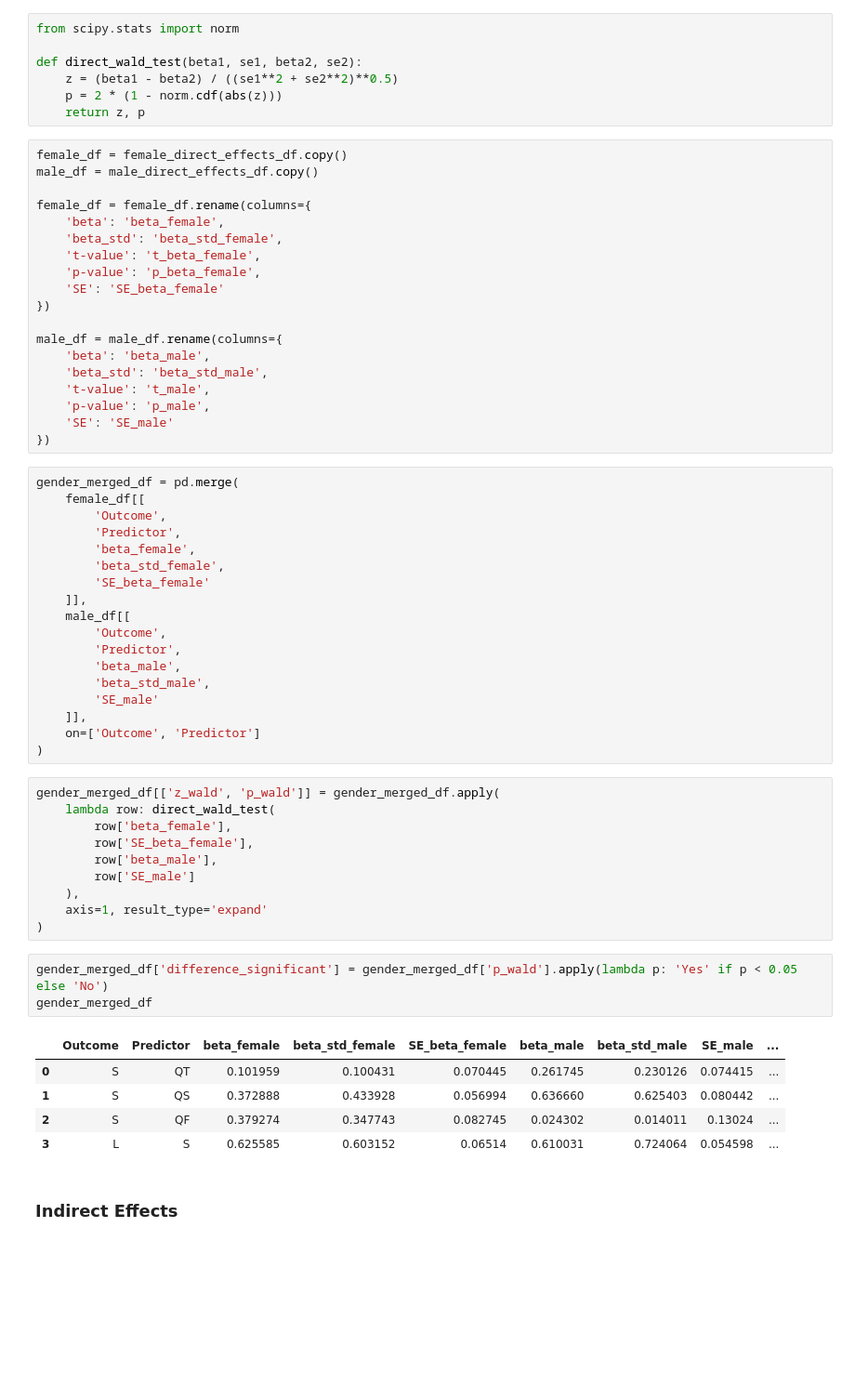
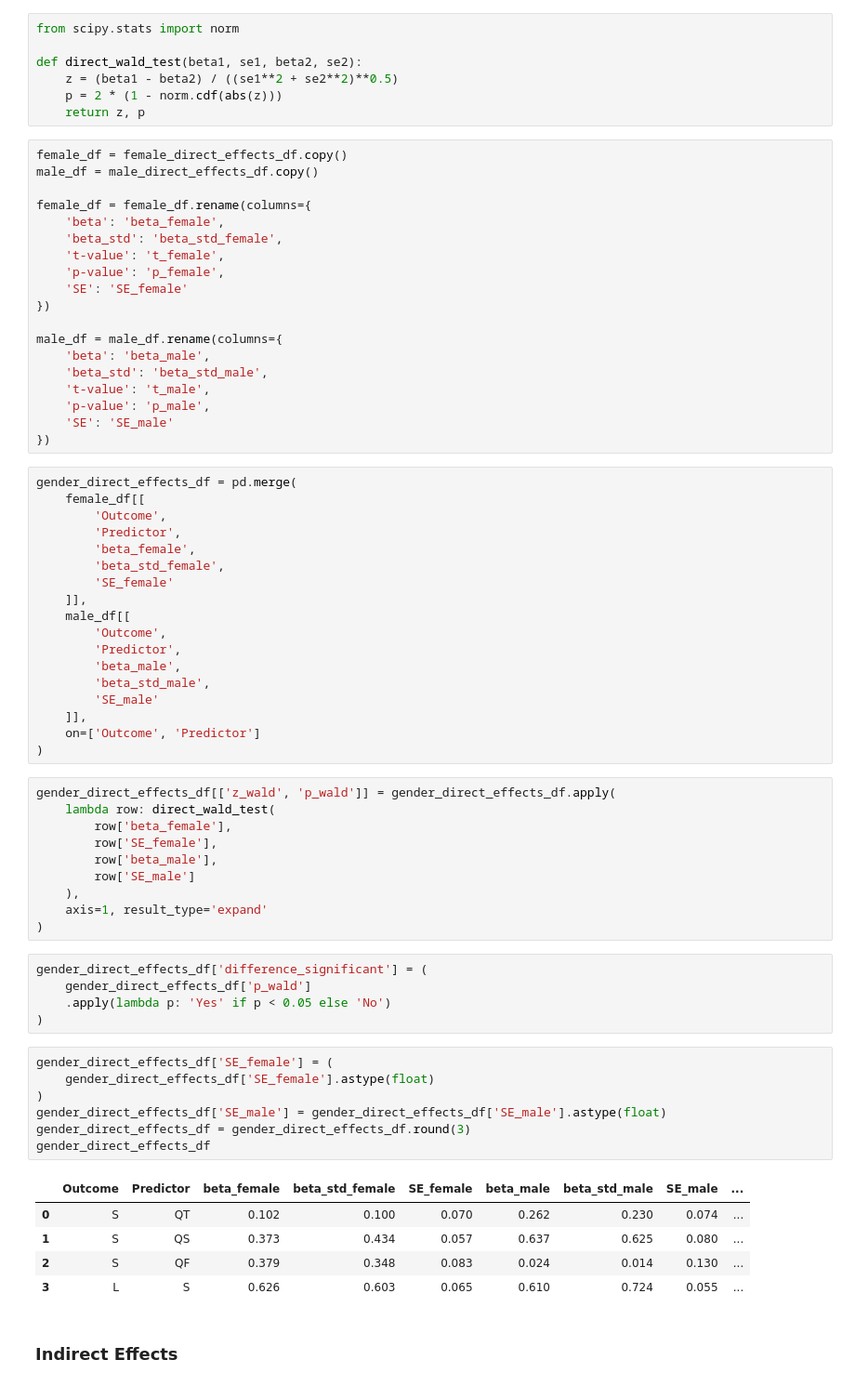
Before and after one commit to VictorValar/python-structural-equation-modeling-guide, a Jupyter notebook: Practice 3/practice_3.ipynb, the cells around one changed output. Shown at 93% size. Drawn from its saved outputs; the diff is of its cells as text; blank space fills up the shorter version.

```diff
--- a/Practice 3/practice_3.ipynb
+++ b/Practice 3/practice_3.ipynb
@@ -208,9 +208,9 @@ male_df = male_direct_effects_df.copy()
 female_df = female_df.rename(columns={
     'beta': 'beta_female',
     'beta_std': 'beta_std_female',
-    't-value': 't_beta_female',
-    'p-value': 'p_beta_female',
-    'SE': 'SE_beta_female'
+    't-value': 't_female',
+    'p-value': 'p_female',
+    'SE': 'SE_female'
 })
 
 male_df = male_df.rename(columns={
@@ -221,13 +221,13 @@ male_df = male_df.rename(columns={
     'SE': 'SE_male'
 })
 # %%
-gender_merged_df = pd.merge(
+gender_direct_effects_df = pd.merge(
     female_df[[
         'Outcome',
         'Predictor',
         'beta_female',
         'beta_std_female',
-        'SE_beta_female'
+        'SE_female'
     ]],
     male_df[[
         'Outcome',
@@ -239,24 +239,33 @@ gender_merged_df = pd.merge(
     on=['Outcome', 'Predictor']
 )
 # %%
-gender_merged_df[['z_wald', 'p_wald']] = gender_merged_df.apply(
+gender_direct_effects_df[['z_wald', 'p_wald']] = gender_direct_effects_df.apply(
     lambda row: direct_wald_test(
         row['beta_female'],
-        row['SE_beta_female'],
+        row['SE_female'],
         row['beta_male'],
         row['SE_male']
     ),
     axis=1, result_type='expand'
 )
+# %%
+gender_direct_effects_df['difference_significant'] = (
+    gender_direct_effects_df['p_wald']
+    .apply(lambda p: 'Yes' if p < 0.05 else 'No')
+)
 # %%
-gender_merged_df['difference_significant'] = gender_merged_df['p_wald'].apply(lambda p: 'Yes' if p < 0.05 else 'No')
-gender_merged_df
+gender_direct_effects_df['SE_female'] = (
+    gender_direct_effects_df['SE_female'].astype(float)
+)
+gender_direct_effects_df['SE_male'] = gender_direct_effects_df['SE_male'].astype(float)
+gender_direct_effects_df = gender_direct_effects_df.round(3)
+gender_direct_effects_df
 # %% [output]
-|  | Outcome | Predictor | beta_female | beta_std_female | SE_beta_female | beta_male | beta_std_male | SE_male | ... |
-| 0 | S | QT | 0.101959 | 0.100431 | 0.070445 | 0.261745 | 0.230126 | 0.074415 | ... |
-| 1 | S | QS | 0.372888 | 0.433928 | 0.056994 | 0.636660 | 0.625403 | 0.080442 | ... |
-| 2 | S | QF | 0.379274 | 0.347743 | 0.082745 | 0.024302 | 0.014011 | 0.13024 | ... |
-| 3 | L | S | 0.625585 | 0.603152 | 0.06514 | 0.610031 | 0.724064 | 0.054598 | ... |
+|  | Outcome | Predictor | beta_female | beta_std_female | SE_female | beta_male | beta_std_male | SE_male | ... |
+| 0 | S | QT | 0.102 | 0.100 | 0.070 | 0.262 | 0.230 | 0.074 | ... |
+| 1 | S | QS | 0.373 | 0.434 | 0.057 | 0.637 | 0.625 | 0.080 | ... |
+| 2 | S | QF | 0.379 | 0.348 | 0.083 | 0.024 | 0.014 | 0.130 | ... |
+| 3 | L | S | 0.626 | 0.603 | 0.065 | 0.610 | 0.724 | 0.055 | ... |
 # %% [markdown]
 ### Indirect Effects
 # %% [markdown]
```
Also changed, not shown: parts of 18 cells of this notebook.
